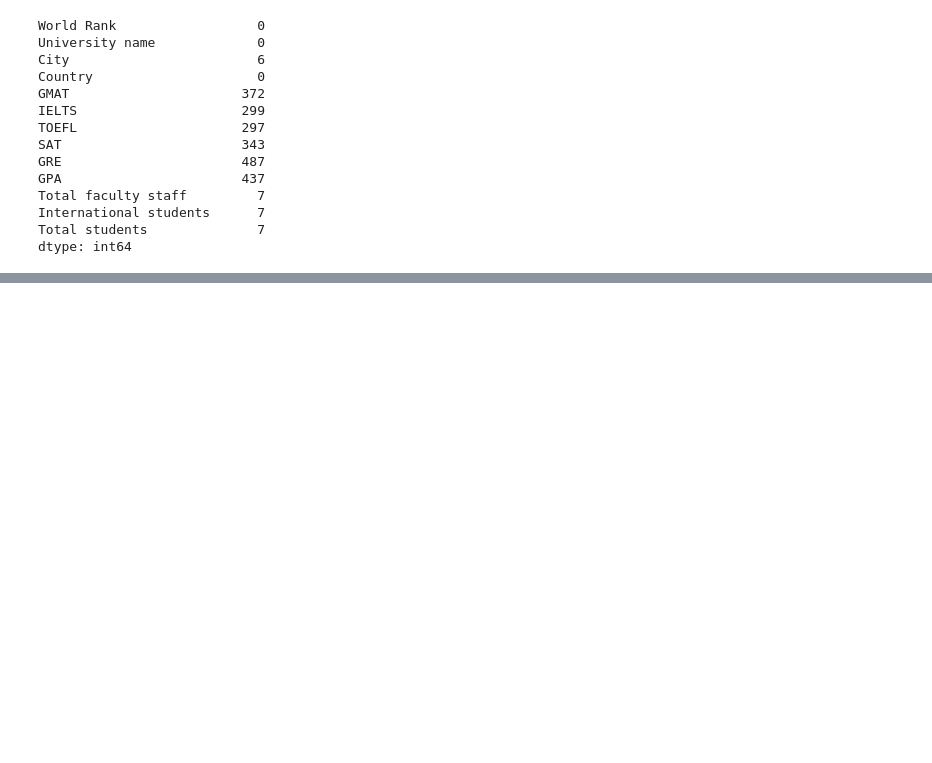
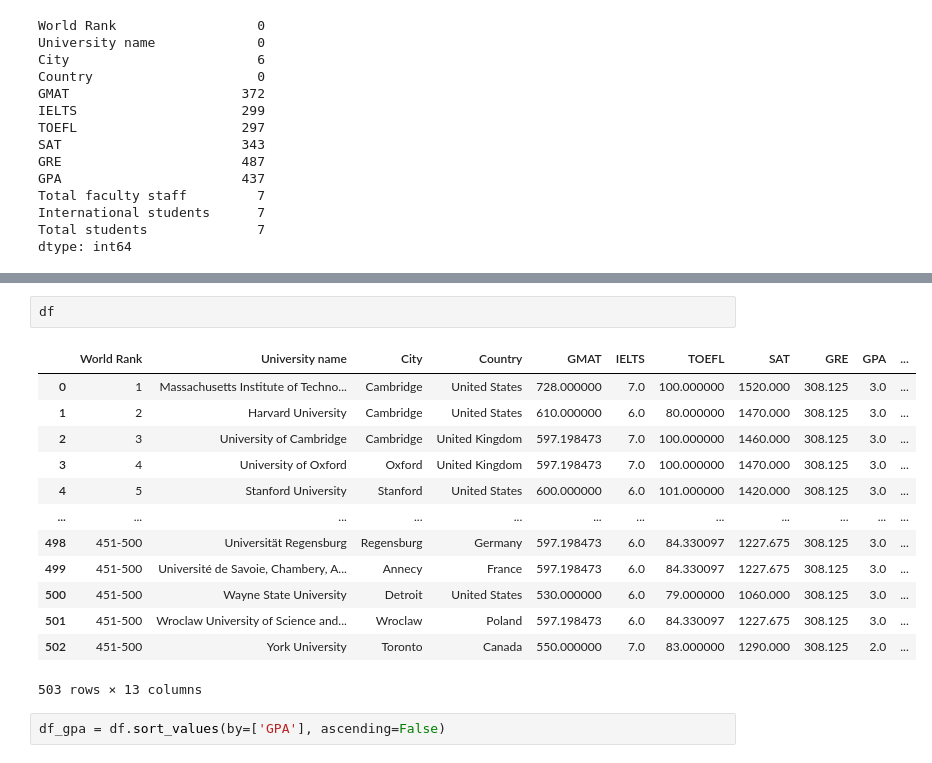
Before and after one commit to akibiqbal98/QS-Natural-Sciences-University-Rankings-2022, a Jupyter notebook: uni_info_processing.ipynb, the cells around one changed output, grey strips where cells are left out. Cells and saved outputs as stored; diff of their text form; blank space fills up the shorter version.

```diff
--- a/uni_info_processing.ipynb
+++ b/uni_info_processing.ipynb
@@ -270,0 +317,18 @@ dtype: int64
+# %%
+df
+# %% [output]
+|  | World Rank | University name | City | Country | GMAT | IELTS | TOEFL | SAT | GRE | GPA | ... |
+| 0 | 1 | Massachusetts Institute of Techno... | Cambridge | United States | 728.000000 | 7.0 | 100.000000 | 1520.000 | 308.125 | 3.0 | ... |
+| 1 | 2 | Harvard University | Cambridge | United States | 610.000000 | 6.0 | 80.000000 | 1470.000 | 308.125 | 3.0 | ... |
+| 2 | 3 | University of Cambridge | Cambridge | United Kingdom | 597.198473 | 7.0 | 100.000000 | 1460.000 | 308.125 | 3.0 | ... |
+| 3 | 4 | University of Oxford | Oxford | United Kingdom | 597.198473 | 7.0 | 100.000000 | 1470.000 | 308.125 | 3.0 | ... |
+| 4 | 5 | Stanford University | Stanford | United States | 600.000000 | 6.0 | 101.000000 | 1420.000 | 308.125 | 3.0 | ... |
+| ... | ... | ... | ... | ... | ... | ... | ... | ... | ... | ... | ... |
+| 498 | 451-500 | Universität Regensburg | Regensburg | Germany | 597.198473 | 6.0 | 84.330097 | 1227.675 | 308.125 | 3.0 | ... |
+| 499 | 451-500 | Université de Savoie, Chambery, A... | Annecy | France | 597.198473 | 6.0 | 84.330097 | 1227.675 | 308.125 | 3.0 | ... |
+| 500 | 451-500 | Wayne State University | Detroit | United States | 530.000000 | 6.0 | 79.000000 | 1060.000 | 308.125 | 3.0 | ... |
+| 501 | 451-500 | Wroclaw University of Science and... | Wroclaw | Poland | 597.198473 | 6.0 | 84.330097 | 1227.675 | 308.125 | 3.0 | ... |
+| 502 | 451-500 | York University | Toronto | Canada | 550.000000 | 7.0 | 83.000000 | 1290.000 | 308.125 | 2.0 | ... |
+503 rows × 13 columns
+# %%
+df_gpa = df.sort_values(by=['GPA'], ascending=False)
```
Also changed, not shown: parts of 13 cells of this notebook, 1 other file.
